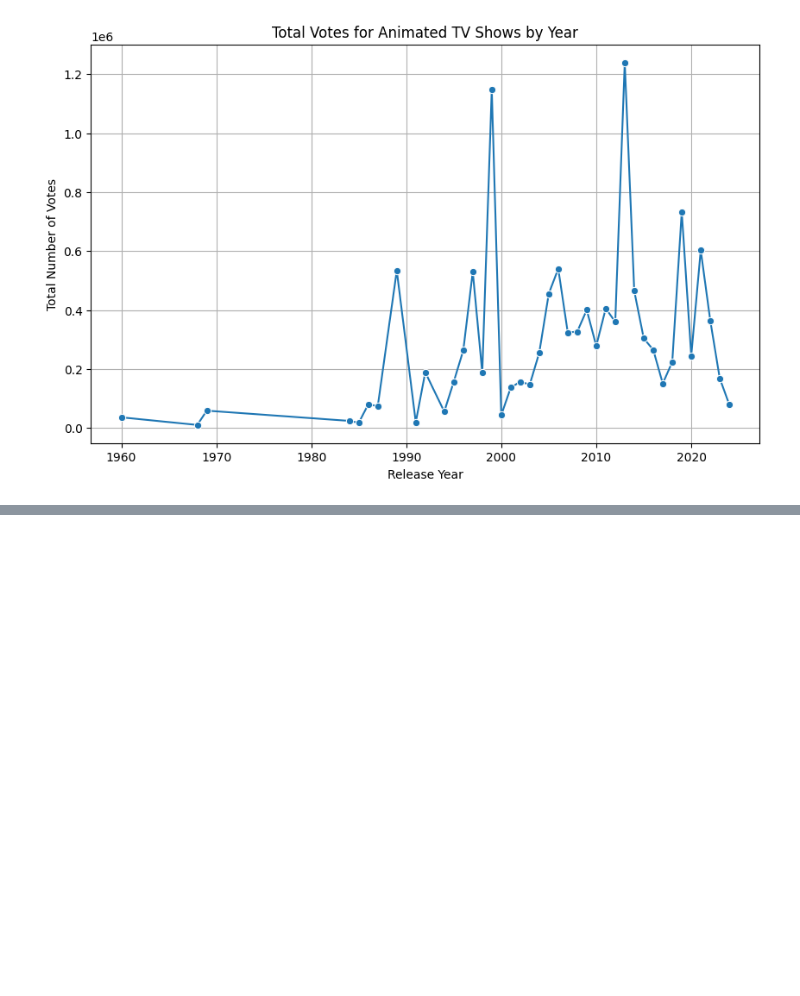
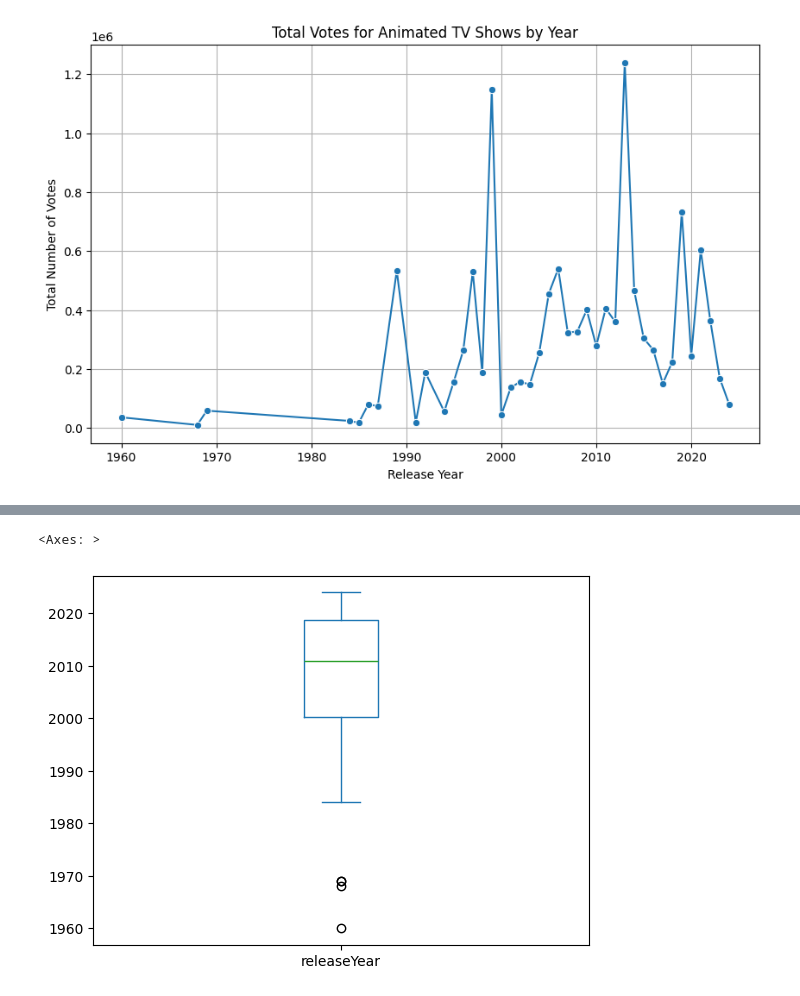
Before and after one commit to Milllll000/arte-anal-tica-final, a Jupyter notebook: visualizacion.ipynb, the cells around one changed output, grey strips where cells are left out. Drawn from its saved outputs; the diff is of its cells as text; code cells hidden in the pictures; blank space fills up the shorter version.

```diff
--- a/visualizacion.ipynb
+++ b/visualizacion.ipynb
@@ -49,0 +40,5 @@ plt.show()
+# %%
+animated_shows["releaseYear"].plot.box()
+# %% [output]
+<Axes: >
+[figure, added]
```
Also changed, not shown: parts of 6 cells of this notebook, 1 other file.
